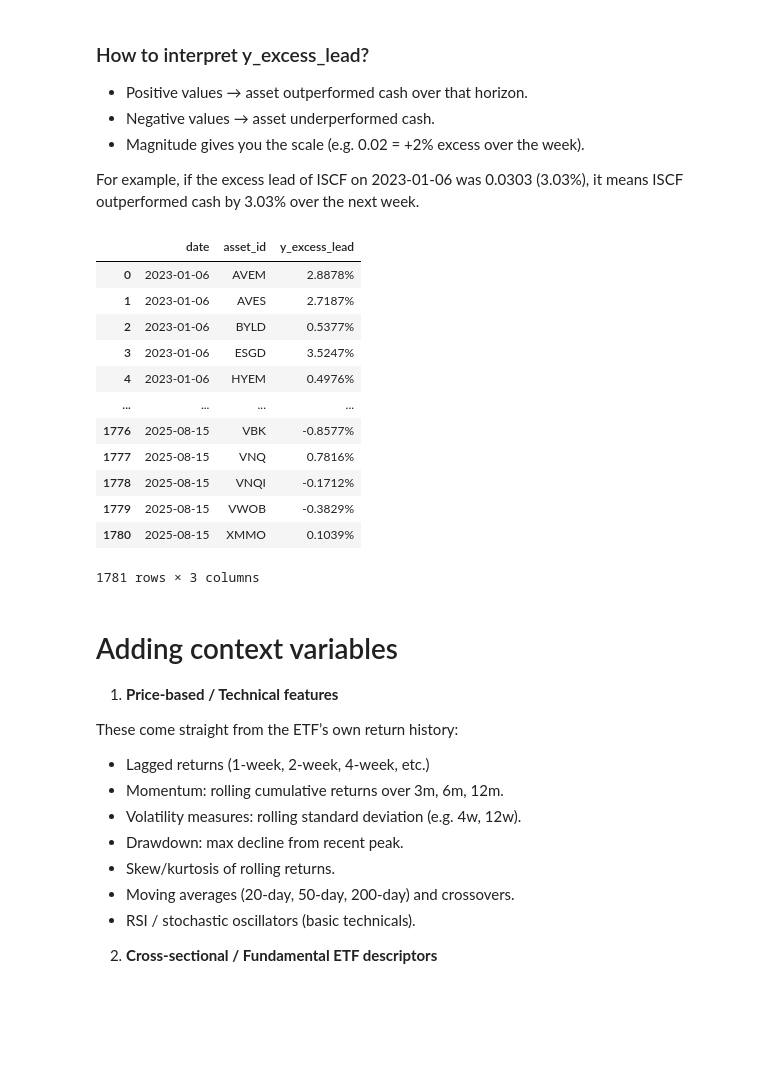
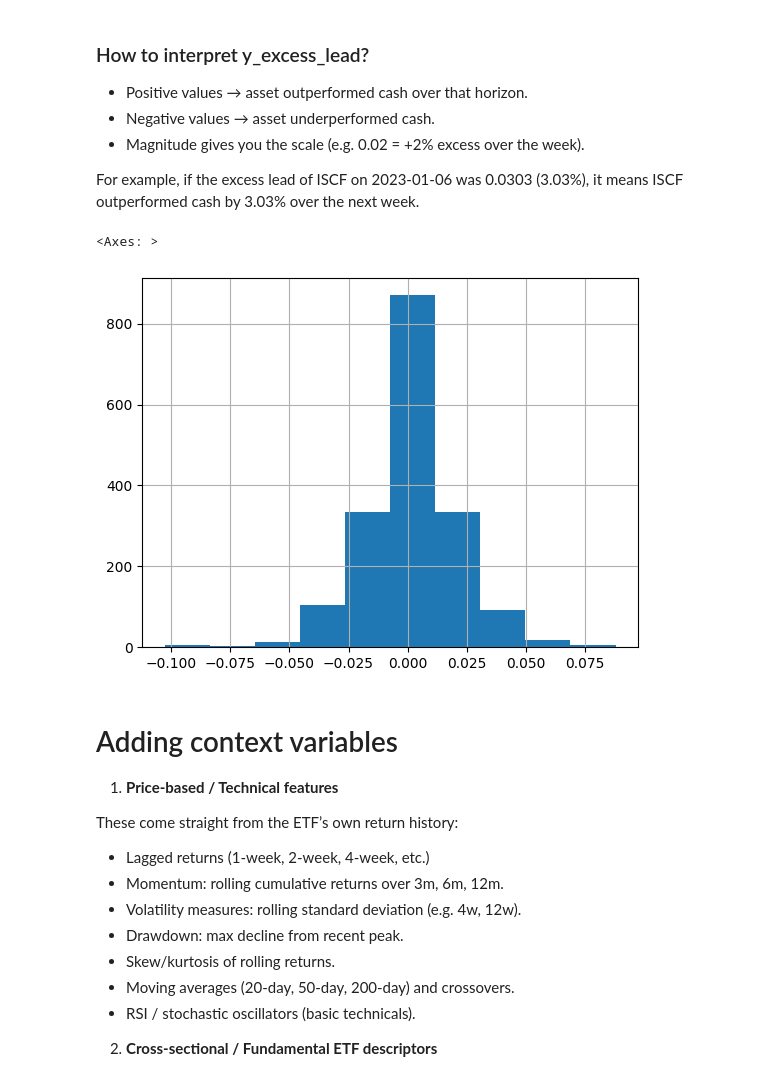
Before and after one commit to ethantenison/BayesFolio, a Jupyter notebook: marketmaven/notebooks/finding_additional_parameters.ipynb, the cells around one changed output. Cells and saved outputs as stored; diff of their text form; code cells hidden in the pictures; blank space fills up the shorter version.

```diff
--- a/marketmaven/notebooks/finding_additional_parameters.ipynb
+++ b/marketmaven/notebooks/finding_additional_parameters.ipynb
@@ -191,8 +192,8 @@ display(Y.head())
 # %%
 # ==== CONFIG ====
 TICKERS = ['AVEM', 'XMMO', 'ESGD', 'BYLD', 'ISCF', 'HYEM', 'VWOB', 'VNQI', 'VNQ', 'SNPE', 'AVES', 'IEF', 'VBK']
-START = "2023-01-01"      # adjust as needed
-END = None                # None = up to today
+START = start     # adjust as needed
+END = get_current_date()                # None = up to today
 HORIZON = "weekly"        # options: "weekly", "monthly", or "fixed"
 FIXED_H_DAYS = 5          # only used if HORIZON == "fixed"
 
@@ -363,21 +364,10 @@ panel = build_long_panel(TICKERS, START, END, horizon=HORIZON, fixed_h_days=FIXE
 For example, if the excess lead of ISCF on 2023-01-06 was 0.0303
 (3.03%), it means ISCF outperformed cash by 3.03% over the next week.
 # %%
-panel
+panel['y_excess_lead'].hist()
 # %% [output]
-|  | date | asset_id | y_excess_lead |
-| 0 | 2023-01-06 | AVEM | 2.8878% |
-| 1 | 2023-01-06 | AVES | 2.7187% |
-| 2 | 2023-01-06 | BYLD | 0.5377% |
-| 3 | 2023-01-06 | ESGD | 3.5247% |
-| 4 | 2023-01-06 | HYEM | 0.4976% |
-| ... | ... | ... | ... |
-| 1776 | 2025-08-15 | VBK | -0.8577% |
-| 1777 | 2025-08-15 | VNQ | 0.7816% |
-| 1778 | 2025-08-15 | VNQI | -0.1712% |
-| 1779 | 2025-08-15 | VWOB | -0.3829% |
-| 1780 | 2025-08-15 | XMMO | 0.1039% |
-1781 rows × 3 columns
+<Axes: >
+[figure, added]
 # %% [markdown]
 # Adding context variables
 
```
Also changed, not shown: parts of 21 cells of this notebook.
